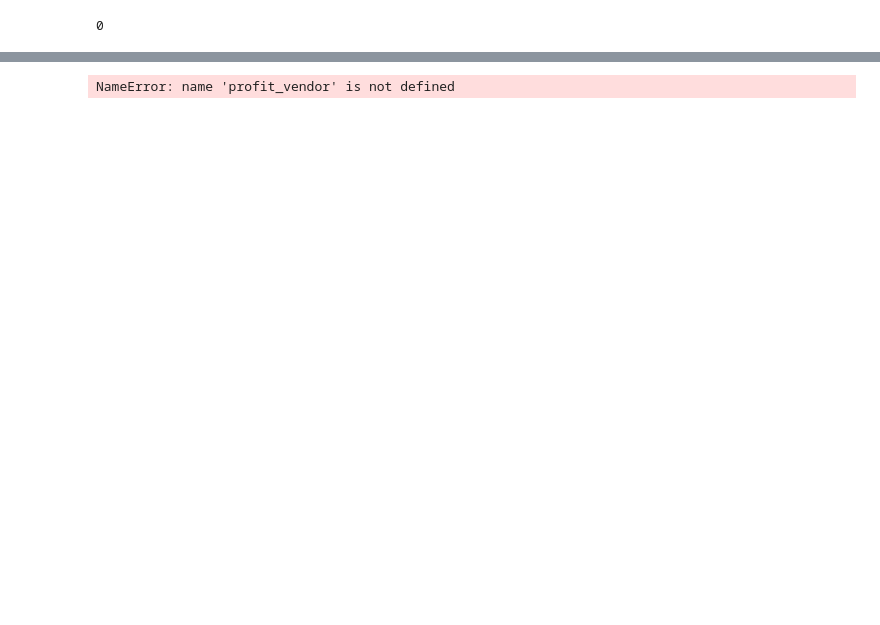
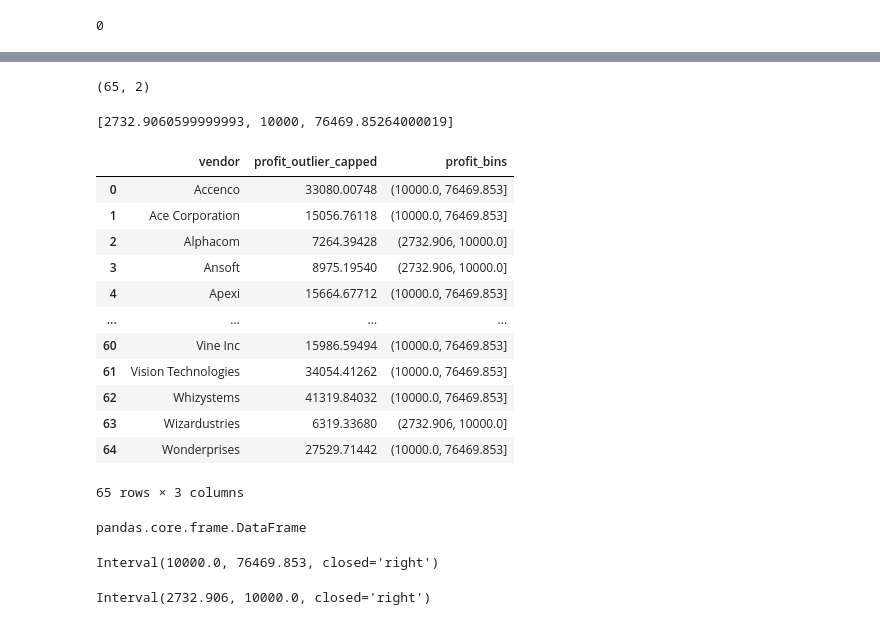
Before and after one commit to dennislamcv1/FractalDS, a Jupyter notebook: Python for Data Science/M4_GA04_2024.ipynb, the cells around one changed output, grey strips where cells are left out. Drawn from its saved outputs; the diff is of its cells as text; code cells hidden in the pictures; blank space fills up the shorter version.

```diff
--- a/Python for Data Science/M4_GA04_2024.ipynb
+++ b/Python for Data Science/M4_GA04_2024.ipynb
@@ -456,0 +472,3 @@ SyntaxError: unexpected EOF while parsing (1246916953.py, line 2)
+# %%
+salesgrp = sales.groupby("vendor", as_index=False)["profit_outlier_capped"].sum()
+salesgrp
@@ -456,0 +489,45 @@ SyntaxError: unexpected EOF while parsing (1246916953.py, line 2)
+# %%
+salesgrp.shape
+# %% [output]
+(65, 2)
+# %%
+# Define bin cut-points
+min_bin = salesgrp[salesgrp['profit_outlier_capped'] < 10000]['profit_outlier_capped'].min()
+max_bin = salesgrp[salesgrp['profit_outlier_capped'] > 10000]['profit_outlier_capped'].max()
+# %%
+# Segment the 'profit_outlier_capped' variable into 2 bins
+bins = [min_bin, 10000, max_bin]
+bins
+# %% [output]
+[2732.9060599999993, 10000, 76469.85264000019]
+# %%
+# Create profit_bins column using cut
+salesgrp['profit_bins'] = pd.cut(salesgrp['profit_outlier_capped'], bins=bins)
+# %%
+salesgrp
+# %% [output]
+|  | vendor | profit_outlier_capped | profit_bins |
+| 0 | Accenco | 33080.00748 | (10000.0, 76469.853] |
+| 1 | Ace Corporation | 15056.76118 | (10000.0, 76469.853] |
+| 2 | Alphacom | 7264.39428 | (2732.906, 10000.0] |
+| 3 | Ansoft | 8975.19540 | (2732.906, 10000.0] |
+| 4 | Apexi | 15664.67712 | (10000.0, 76469.853] |
+| ... | ... | ... | ... |
+| 60 | Vine Inc | 15986.59494 | (10000.0, 76469.853] |
+| 61 | Vision Technologies | 34054.41262 | (10000.0, 76469.853] |
+| 62 | Whizystems | 41319.84032 | (10000.0, 76469.853] |
+| 63 | Wizardustries | 6319.33680 | (2732.906, 10000.0] |
+| 64 | Wonderprises | 27529.71442 | (10000.0, 76469.853] |
+65 rows × 3 columns
+# %%
+type(salesgrp)
+# %% [output]
+pandas.core.frame.DataFrame
+# %%
+salesgrp['profit_bins'].unique()[0]
+# %% [output]
+Interval(10000.0, 76469.853, closed='right')
+# %%
+salesgrp['profit_bins'].unique()[1]
+# %% [output]
+Interval(2732.906, 10000.0, closed='right')
@@ -457,7 +550,6 @@ SyntaxError: unexpected EOF while parsing (1246916953.py, line 2)
 # %%
 assert type(profit_vendor(data=sales,col='profit_outlier_capped'))==pd.DataFrame ,'Make sure that your output is a dataframe '
-assert profit_vendor(data=sales,col='profit_outlier_capped').shape==(65,3) ,'Make sure that shape of your dataframe is correct'
+assert str(profit_vendor(data=sales,col='profit_outlier_capped')['profit_bins'].unique()[0])=='(10000.0, 76469.853]' , 'Make sure that you are selecting bin cut-points(a & b) properly'
+assert str(profit_vendor(data=sales,col='profit_outlier_capped')['profit_bins'].unique()[1])=='(2732.9049999999997, 10000.0]', 'Make sure that you are selecting bin cut-points(a & b) properly'
-# %% [output]
-NameError: name 'profit_vendor' is not defined
 # %%
 # autograder cells , please do not alter/ delete /edit this cell,Kindly ignore this cell.
```
Also changed, not shown: parts of 59 cells of this notebook.
